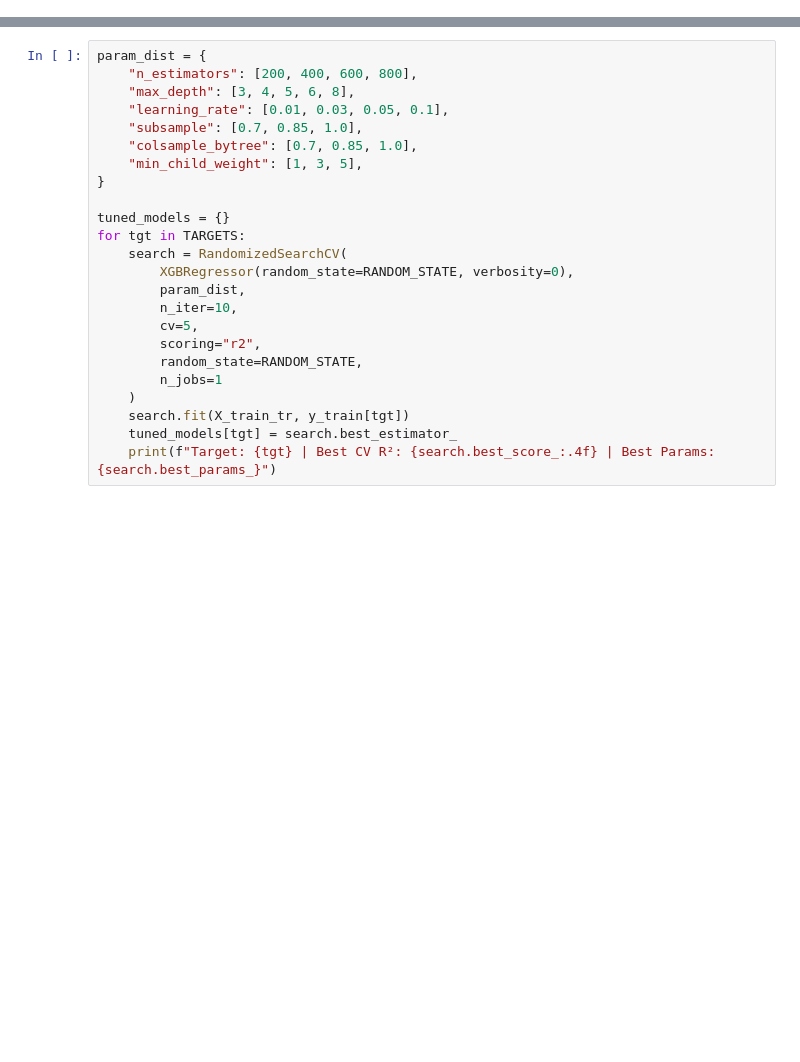
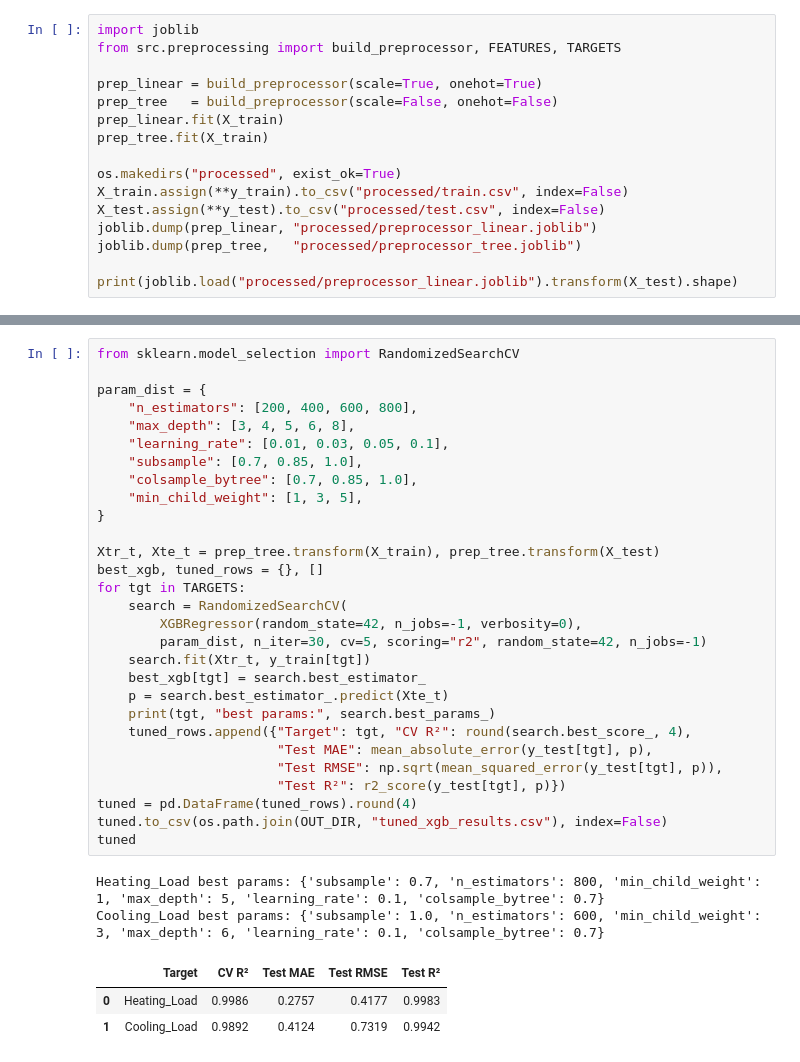
Before and after one commit to blurz17/NHA-5-165, a Jupyter notebook: notebooks/04_advanced_modeling_tuning.ipynb, the cells around one changed output, grey strips where cells are left out. Cells and saved outputs as stored; diff of their text form; blank space fills up the shorter version.

```diff
--- a/notebooks/04_advanced_modeling_tuning.ipynb
+++ b/notebooks/04_advanced_modeling_tuning.ipynb
@@ -59,0 +109,16 @@ display(pd.DataFrame(adv_results))
+# %%
+import joblib
+from src.preprocessing import build_preprocessor, FEATURES, TARGETS
+
+prep_linear = build_preprocessor(scale=True, onehot=True)
+prep_tree   = build_preprocessor(scale=False, onehot=False)
+prep_linear.fit(X_train)
+prep_tree.fit(X_train)
+
+os.makedirs("processed", exist_ok=True)
+X_train.assign(**y_train).to_csv("processed/train.csv", index=False)
+X_test.assign(**y_test).to_csv("processed/test.csv", index=False)
+joblib.dump(prep_linear, "processed/preprocessor_linear.joblib")
+joblib.dump(prep_tree,   "processed/preprocessor_tree.joblib")
+
+print(joblib.load("processed/preprocessor_linear.joblib").transform(X_test).shape)
@@ -60,24 +156,35 @@ display(pd.DataFrame(adv_results))
 # %%
+from sklearn.model_selection import RandomizedSearchCV
+
 param_dist = {
     "n_estimators": [200, 400, 600, 800],
     "max_depth": [3, 4, 5, 6, 8],
     "learning_rate": [0.01, 0.03, 0.05, 0.1],
     "subsample": [0.7, 0.85, 1.0],
     "colsample_bytree": [0.7, 0.85, 1.0],
     "min_child_weight": [1, 3, 5],
 }
 
-tuned_models = {}
+Xtr_t, Xte_t = prep_tree.transform(X_train), prep_tree.transform(X_test)
+best_xgb, tuned_rows = {}, []
 for tgt in TARGETS:
     search = RandomizedSearchCV(
-        XGBRegressor(random_state=RANDOM_STATE, verbosity=0),
-        param_dist,
-        n_iter=10,
-        cv=5,
-        scoring="r2",
-        random_state=RANDOM_STATE,
-        n_jobs=1
-    )
-    search.fit(X_train_tr, y_train[tgt])
-    tuned_models[tgt] = search.best_estimator_
-    print(f"Target: {tgt} | Best CV R²: {search.best_score_:.4f} | Best Params: {search.best_params_}")
+        XGBRegressor(random_state=42, n_jobs=-1, verbosity=0),
+        param_dist, n_iter=30, cv=5, scoring="r2", random_state=42, n_jobs=-1)
+    search.fit(Xtr_t, y_train[tgt])
+    best_xgb[tgt] = search.best_estimator_
+    p = search.best_estimator_.predict(Xte_t)
+    print(tgt, "best params:", search.best_params_)
+    tuned_rows.append({"Target": tgt, "CV R²": round(search.best_score_, 4),
+                       "Test MAE": mean_absolute_error(y_test[tgt], p),
+                       "Test RMSE": np.sqrt(mean_squared_error(y_test[tgt], p)),
+                       "Test R²": r2_score(y_test[tgt], p)})
+tuned = pd.DataFrame(tuned_rows).round(4)
+tuned.to_csv(os.path.join(OUT_DIR, "tuned_xgb_results.csv"), index=False)
+tuned
+# %% [output]
+Heating_Load best params: {'subsample': 0.7, 'n_estimators': 800, 'min_child_weight': 1, 'max_depth': 5, 'learning_rate': 0.1, 'colsample_bytree': 0.7}
+Cooling_Load best params: {'subsample': 1.0, 'n_estimators': 600, 'min_child_weight': 3, 'max_depth': 6, 'learning_rate': 0.1, 'colsample_bytree': 0.7}
+|  | Target | CV R² | Test MAE | Test RMSE | Test R² |
+| 0 | Heating_Load | 0.9986 | 0.2757 | 0.4177 | 0.9983 |
+| 1 | Cooling_Load | 0.9892 | 0.4124 | 0.7319 | 0.9942 |
```
Also changed, not shown: parts of 27 cells of this notebook, 4 other files.
